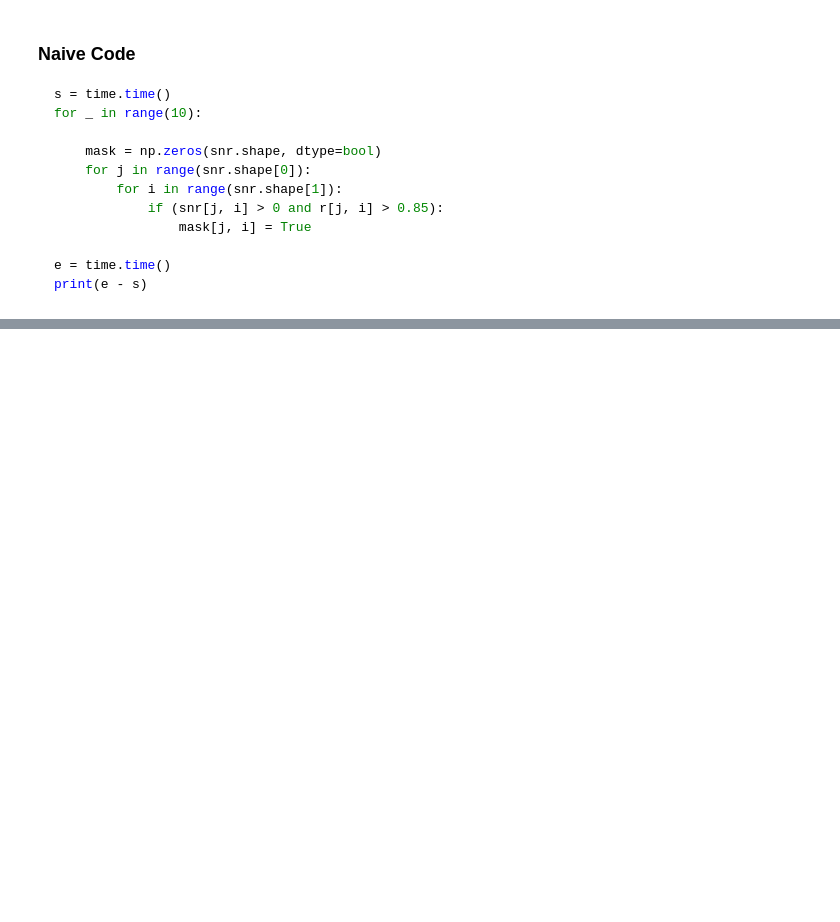
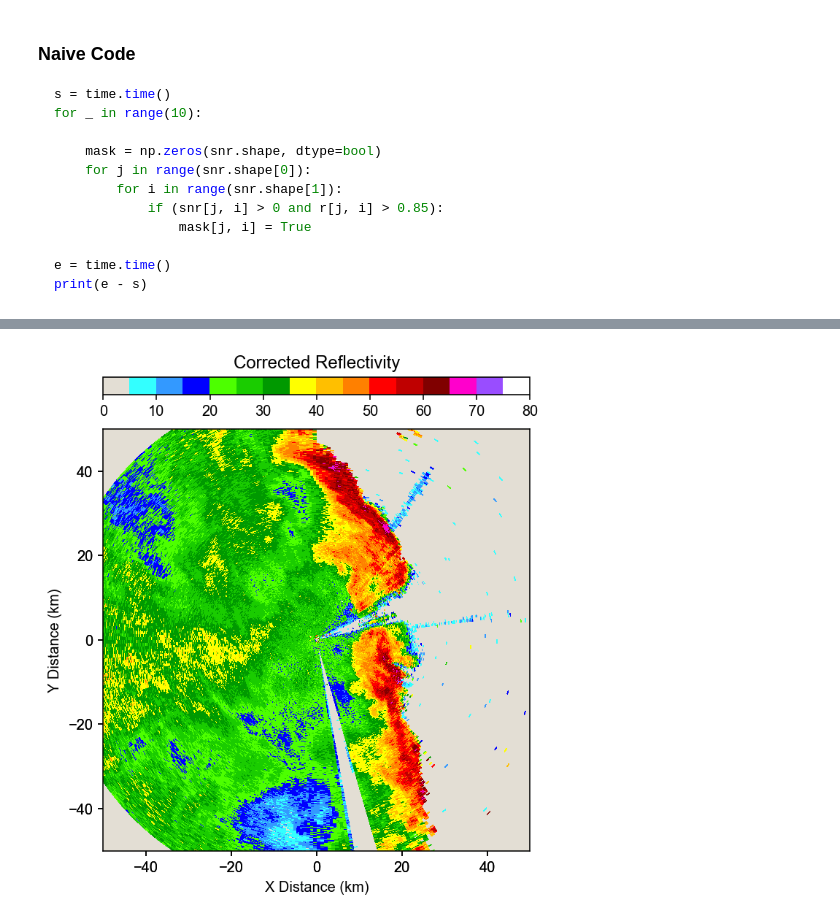
Before and after one commit to OURadar/PyRadarKit, a Jupyter notebook: SCWC Algorithm.ipynb, the cells around one changed output, grey strips where cells are left out. Cells and saved outputs as stored; diff of their text form; code cells hidden in the pictures; blank space fills up the shorter version.

```diff
--- a/SCWC Algorithm.ipynb
+++ b/SCWC Algorithm.ipynb
@@ -292,0 +325,2 @@ plt.colorbar(orientation='horizontal')
+# %%
+zc = z + at - 5.0;
@@ -292,0 +329,11 @@ plt.colorbar(orientation='horizontal')
+# %%
+# Original range (km) and zimuth (rad) of the data
+r, a = np.meshgrid(1.0e-3 * sweep['range'], sweep['azimuth'] * (np.pi / 180.0))
+
+# Cartesian coordinate of the radar cells
+x = r * np.sin(a)
+y = r * np.cos(a)
+# %%
+ppi = chart.showPPI(x, y, zc, title='Corrected Reflectivity', maxrange=50.0)
+# %% [output]
+[figure, added]
```
Also changed, not shown: parts of 14 cells of this notebook, 1 other file.
